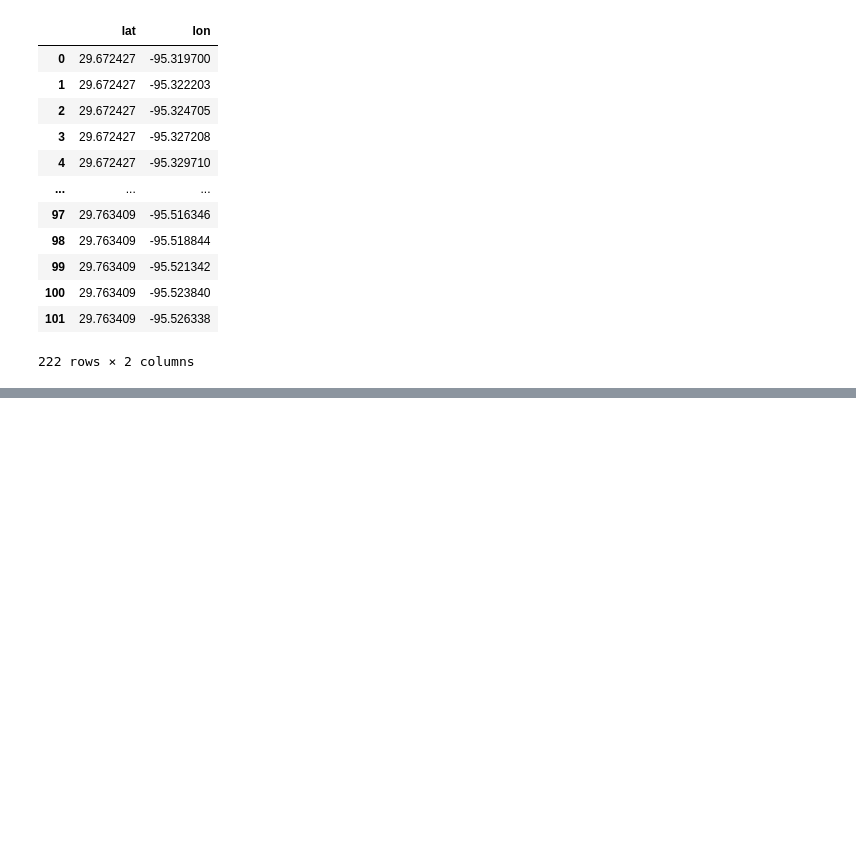
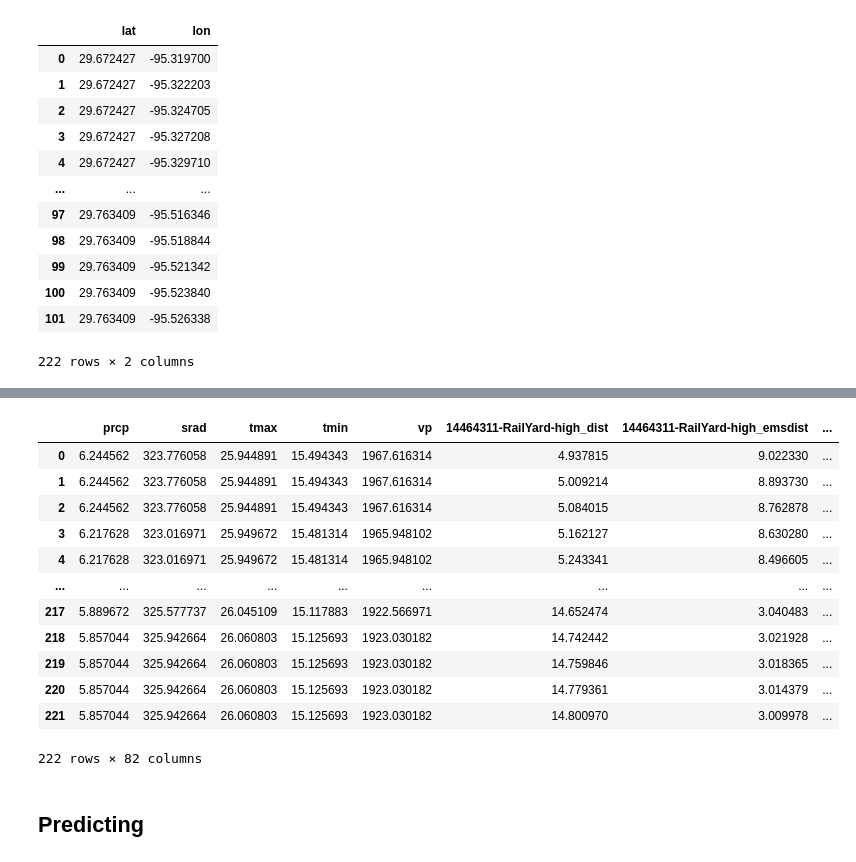
Before and after one commit to v4vigtory/Hyperlocal-Air-Quality-Prediction-in-Houston-neighborhoods, a Jupyter notebook: notebooks/models/prediction.ipynb, the cells around one changed output, grey strips where cells are left out. Saved outputs shown, nothing was run; the diff lists cells and outputs as text; code cells hidden in the pictures; blank space fills up the shorter version.

```diff
--- a/notebooks/models/prediction.ipynb
+++ b/notebooks/models/prediction.ipynb
@@ -144,0 +151,11 @@ df_predict.to_csv(filepath)
+# %%
+df_met = pd.read_csv("../../data/cleaned/met_data_predict.csv", index_col=0)
+df_fac = pd.read_csv("../../data/cleaned/facility_data_predict.csv", index_col=0)
+df_traffic = pd.read_csv("../../data/cleaned/traffic_data_predict.csv", index_col=0)
+# %%
+# further prepare facilities data
+df_fac = df_fac.rename(columns = {"latitude": "lat", "longitude": "lon"})
+df_fac = df_fac[df_fac.columns.drop(list(df_fac.filter(regex='latitude')))]
+df_fac = df_fac[df_fac.columns.drop(list(df_fac.filter(regex='longitude')))]
+df_fac = df_fac[df_fac.columns.drop(list(df_fac.filter(regex='NO2')))]
+df_fac
@@ -144,0 +179,27 @@ df_predict.to_csv(filepath)
+# %%
+# Merge into one prediction file:
+# begin with df_met
+df_predict = df_met
+# merge df_fac
+df_predict = df_predict.merge(df_fac, on = ['lat', 'lon'], how = 'inner')
+# merge traffic
+df_predict = df_predict.merge(df_traffic, on = ['lat', 'lon'], how = 'inner')
+# clean and view
+df_predict.drop(columns = ['lat', 'lon'], inplace=True)
+df_predict
+# %% [output]
+|  | prcp | srad | tmax | tmin | vp | 14464311-RailYard-high_dist | 14464311-RailYard-high_emsdist | ... |
+| 0 | 6.244562 | 323.776058 | 25.944891 | 15.494343 | 1967.616314 | 4.937815 | 9.022330 | ... |
+| 1 | 6.244562 | 323.776058 | 25.944891 | 15.494343 | 1967.616314 | 5.009214 | 8.893730 | ... |
+| 2 | 6.244562 | 323.776058 | 25.944891 | 15.494343 | 1967.616314 | 5.084015 | 8.762878 | ... |
+| 3 | 6.217628 | 323.016971 | 25.949672 | 15.481314 | 1965.948102 | 5.162127 | 8.630280 | ... |
+| 4 | 6.217628 | 323.016971 | 25.949672 | 15.481314 | 1965.948102 | 5.243341 | 8.496605 | ... |
+| ... | ... | ... | ... | ... | ... | ... | ... | ... |
+| 217 | 5.889672 | 325.577737 | 26.045109 | 15.117883 | 1922.566971 | 14.652474 | 3.040483 | ... |
+| 218 | 5.857044 | 325.942664 | 26.060803 | 15.125693 | 1923.030182 | 14.742442 | 3.021928 | ... |
+| 219 | 5.857044 | 325.942664 | 26.060803 | 15.125693 | 1923.030182 | 14.759846 | 3.018365 | ... |
+| 220 | 5.857044 | 325.942664 | 26.060803 | 15.125693 | 1923.030182 | 14.779361 | 3.014379 | ... |
+| 221 | 5.857044 | 325.942664 | 26.060803 | 15.125693 | 1923.030182 | 14.800970 | 3.009978 | ... |
+222 rows × 82 columns
+# %% [markdown]
+## Predicting
```
Also changed, not shown: parts of 12 cells of this notebook.
